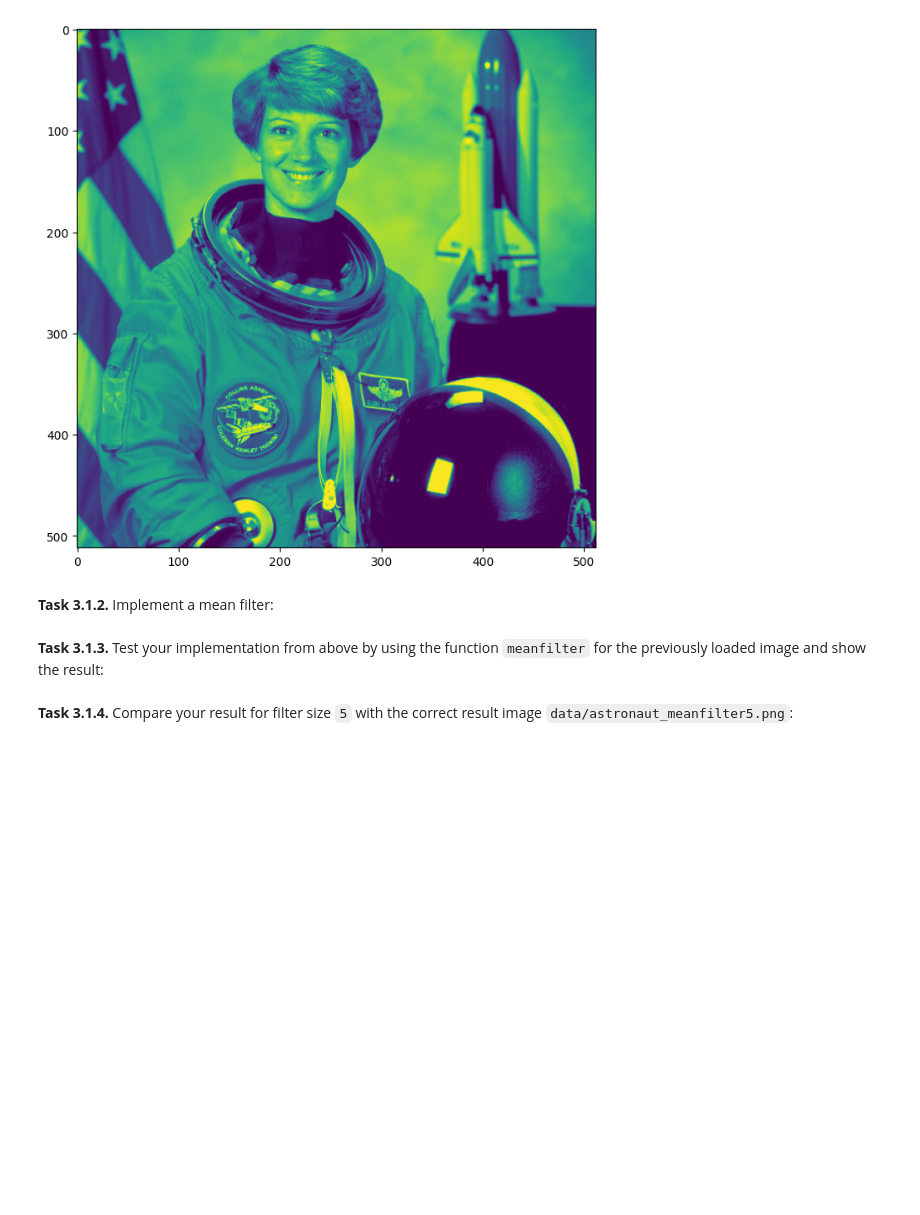
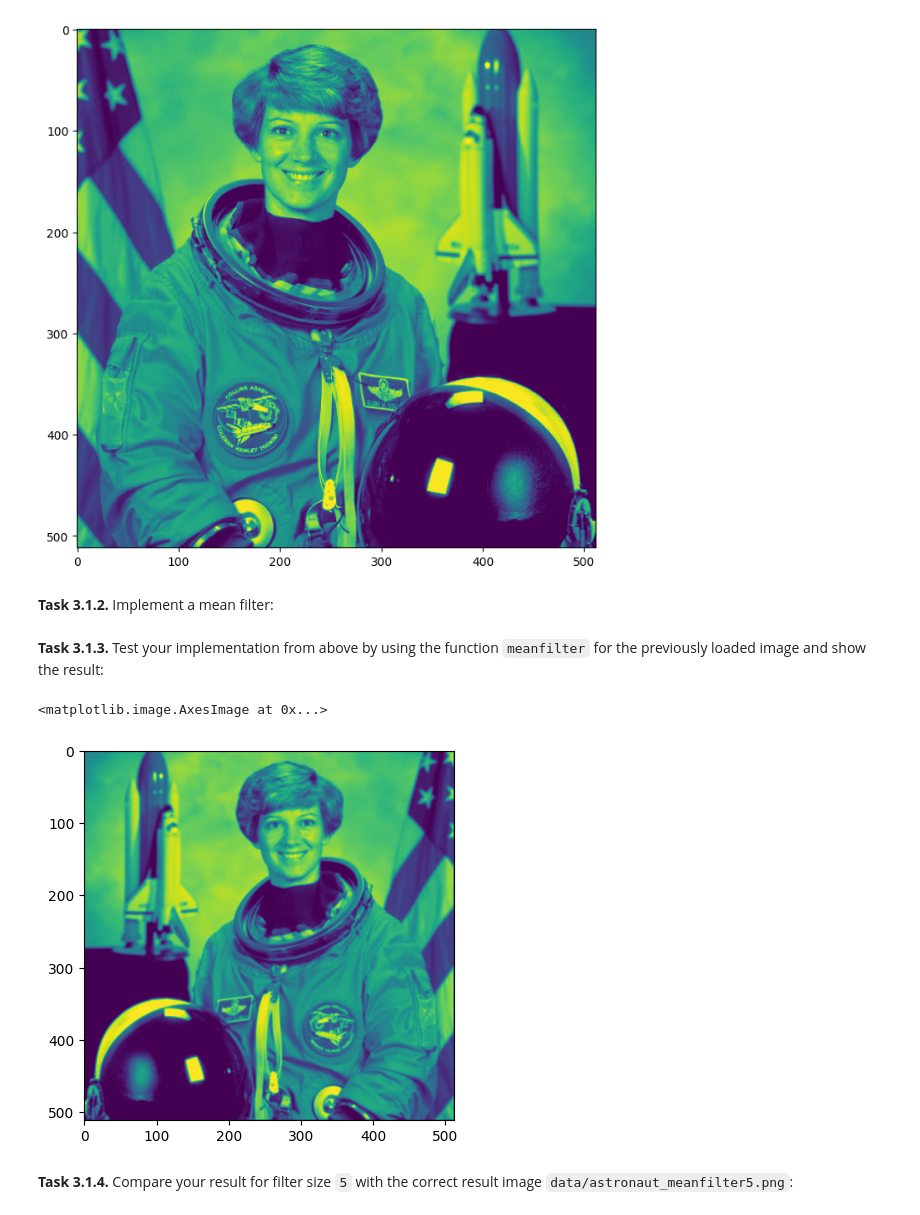
Before and after one commit to Laila-2345/mobi-fs3-python, a Jupyter notebook: task3.ipynb, the cells around one changed output. Cells and saved outputs as stored; diff of their text form; code cells hidden in the pictures; blank space fills up the shorter version.

```diff
--- a/task3.ipynb
+++ b/task3.ipynb
@@ -20,24 +20,32 @@ plt.imshow(astronaut_ori)
 **<a id="#">Task 3.1.2.</a>** Implement a mean filter:
 # %%
 def meanfilter(img, size):
-    result = numpy.zeros(img.shape)
+    img_cop = img.copy()
+    result = np.zeros(img.shape)
     n = (size - 1) // 2                 # image border
-    for p in numpy.ndindex(img.shape):      # any pixel in image
+
+    for p in np.ndindex(img.shape):      # any pixel in image
         neighborhood_sum = 0
         y, x = p                     # pixel extraction
-        for q in numpy.ndindex(size, size):     # pixel in neighborhood
-            qy = y+size
-            qx = x+size
-            img[qy,qx]        #? intensitätswerte addieren
 
-            neighborhood_sum = sum()        # sum all neighborhood cells form -n to n
-            neighborhood_mean = neighborhood_sum / (size**2)    # divide by size**2
+        for q in np.ndindex(size, size):     # pixel in neighborhood
+            qy = y + q[0] - n
+            qx = x + q[1] - n
 
-    result = neighborhood_mean [x,y]
+            if 0 <= qy < img.shape[0] and 0 <= qx < img.shape[1]:
+                neighborhood_sum += img_cop[qy,qx]        # sum all neighborhood cells form -n to n
+                neighborhood_mean = neighborhood_sum / (size**2)    # divide by size**2
+
+        result[x,y] = neighborhood_mean
     return result
-
-    # if bedingung, damit nicht border überschritten wird?
 # %% [markdown]
 **<a id="#">Task 3.1.3.</a>** Test your implementation from above by using the function `meanfilter` for the previously loaded image and show the result:
+# %%
+filtered_img = meanfilter(astronaut_ori,3)
+filtered_img = np.rot90 (filtered_img, 3)
+plt.imshow(filtered_img)
+# %% [output]
+<matplotlib.image.AxesImage at 0x...>
+[figure, added]
 # %% [markdown]
 **<a id="#">Task 3.1.4.</a>** Compare your result for filter size `5` with the correct result image `data/astronaut_meanfilter5.png`:
```
Also changed, not shown: parts of 1 cell of this notebook.
